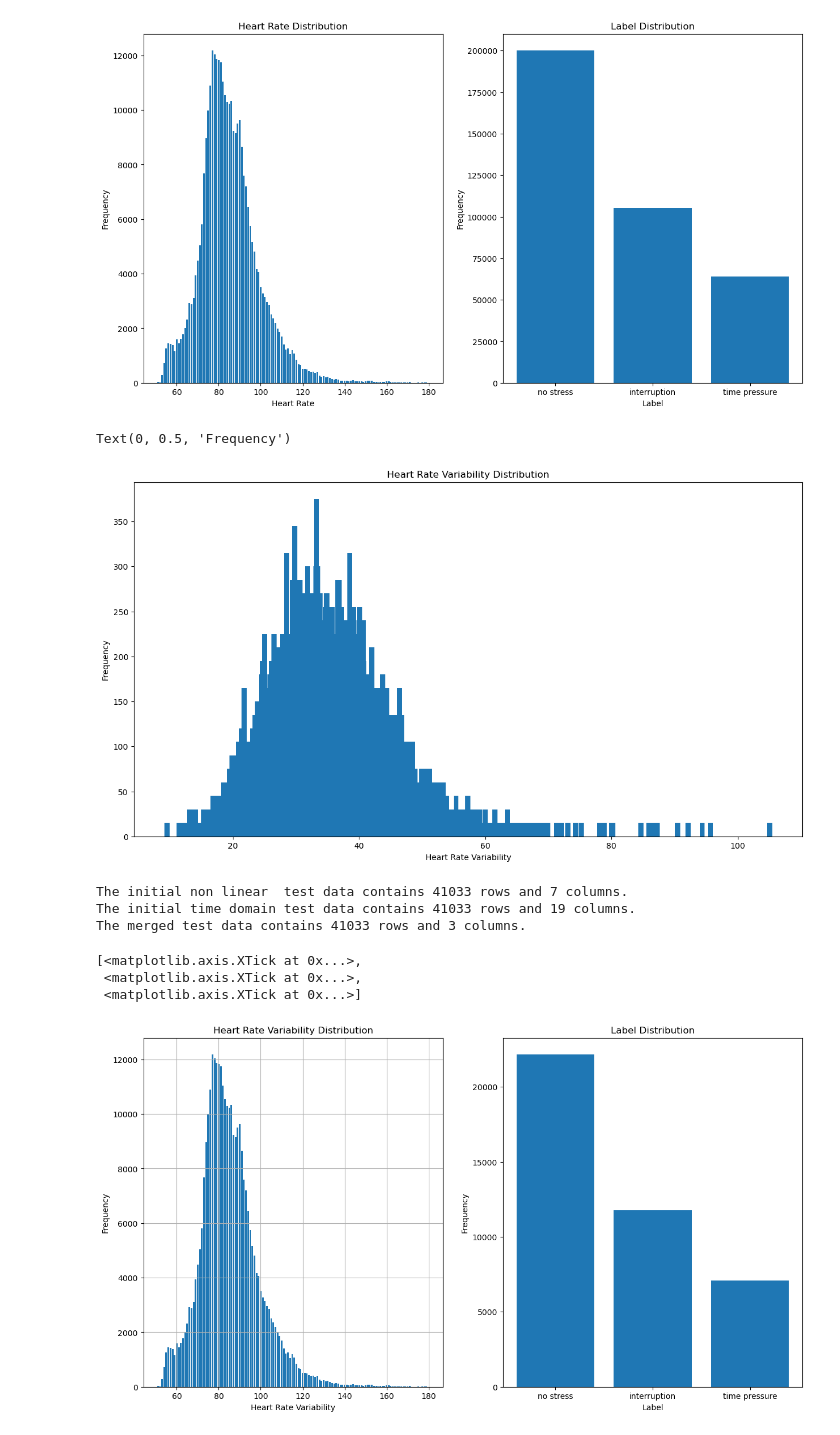
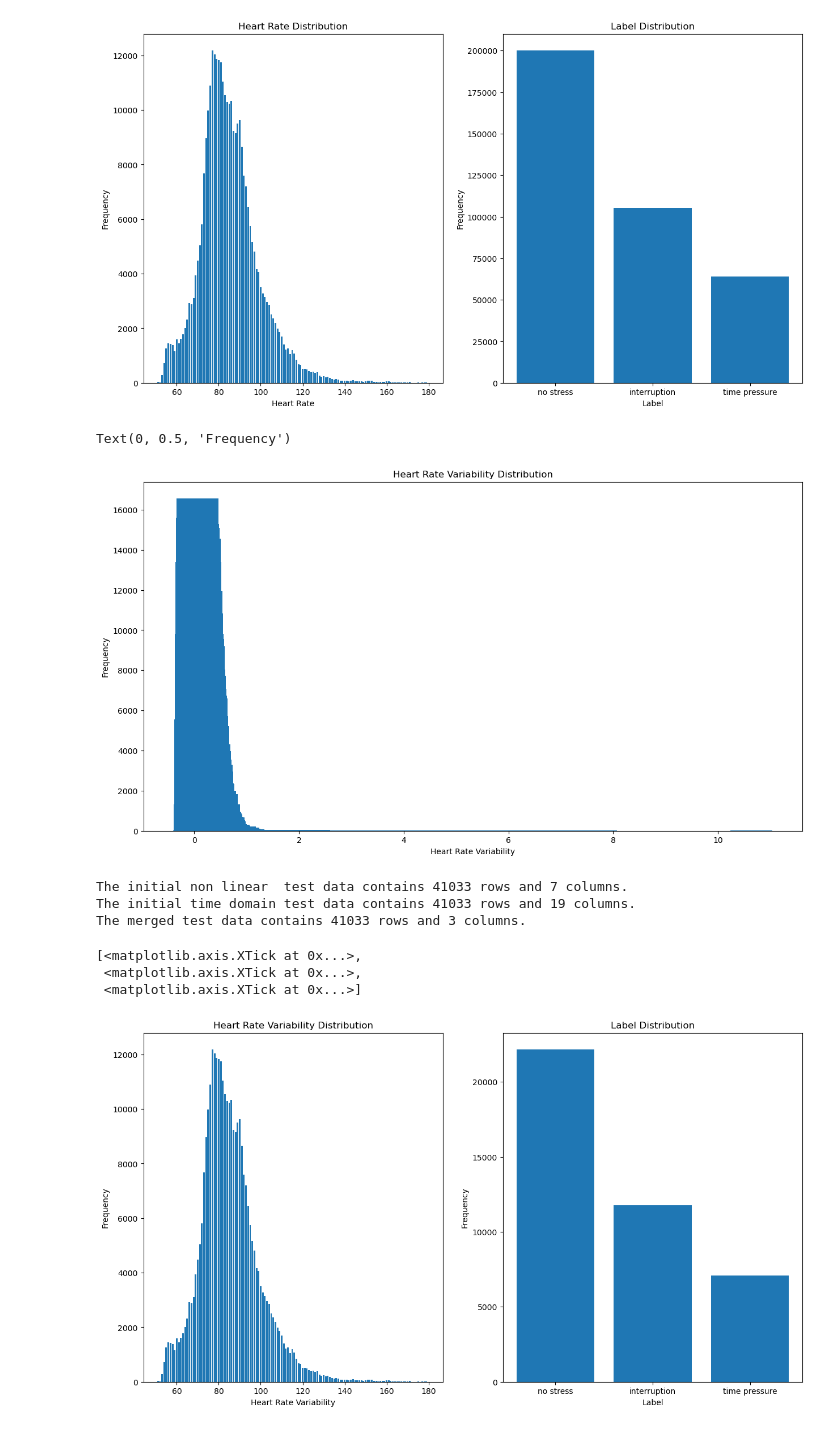
Before and after one commit to StamatisOrfanos/Stress_Detection, a Jupyter notebook: preprocessing.ipynb, the cells around one changed output. Drawn from its saved outputs; the diff is of its cells as text; code cells hidden in the pictures.

```diff
--- a/preprocessing.ipynb
+++ b/preprocessing.ipynb
@@ -141,7 +141,7 @@ for i in range(0, len(data_pd), step):
     if len(chunk) == step:
         hr_list = chunk["HR"].tolist()
         ts_list = chunk["datetime"].astype(str).tolist()
-        hrv_result = compute_hrv_from_heart_rate(hr_list, windowed=False, timestamps=ts_list, use_jitter=True)
+        hrv_result = compute_hrv_from_heart_rate(hr_list, windowed=False, timestamps=ts_list, use_jitter=True, upsample=True)
         hrv_rmssd = hrv_result["rmssd"]
         hrv_values.extend([hrv_rmssd] * 15)
     else:
@@ -309,7 +309,7 @@ axs.set_xlabel("Heart Rate Variability")
 axs.set_ylabel("Frequency")
 # %% [output]
 Text(0, 0.5, 'Frequency')
-[figure, old version]
+[figure, new version]
 # %%
 # Test data pipeline
 test_non_linear_df  = pd.read_csv(test_non_linear_path)
@@ -336,26 +336,25 @@ The merged test data contains 41033 rows and 3 columns.
 # %%
 # Plot statistical data for the dataset
 hrvs = test_data["RMSSD"].value_counts()
 labels = test_data["condition"].value_counts()
 
 nrows = 1
 ncols = 2
 
 fig, axs = plt.subplots(nrows, ncols, figsize=(15, 8))
 
 axs[0].bar(heart_rates.index, heart_rates.values)
 axs[0].set_title("Heart Rate Variability Distribution")
 axs[0].set_xlabel("Heart Rate Variability")
 axs[0].set_ylabel("Frequency")
-axs[0].grid()
 
 axs[1].bar(labels.index, labels.values)
 axs[1].set_title("Label Distribution")
 axs[1].set_xlabel("Label")
 axs[1].set_ylabel("Frequency")
 axs[1].set_xticks(labels.index)
 # %% [output]
 [<matplotlib.axis.XTick at 0x...>,
  <matplotlib.axis.XTick at 0x...>,
  <matplotlib.axis.XTick at 0x...>]
-[figure, old version]
+[figure, new version]
```
Also changed, not shown: parts of 1 cell of this notebook, 3 other files.
